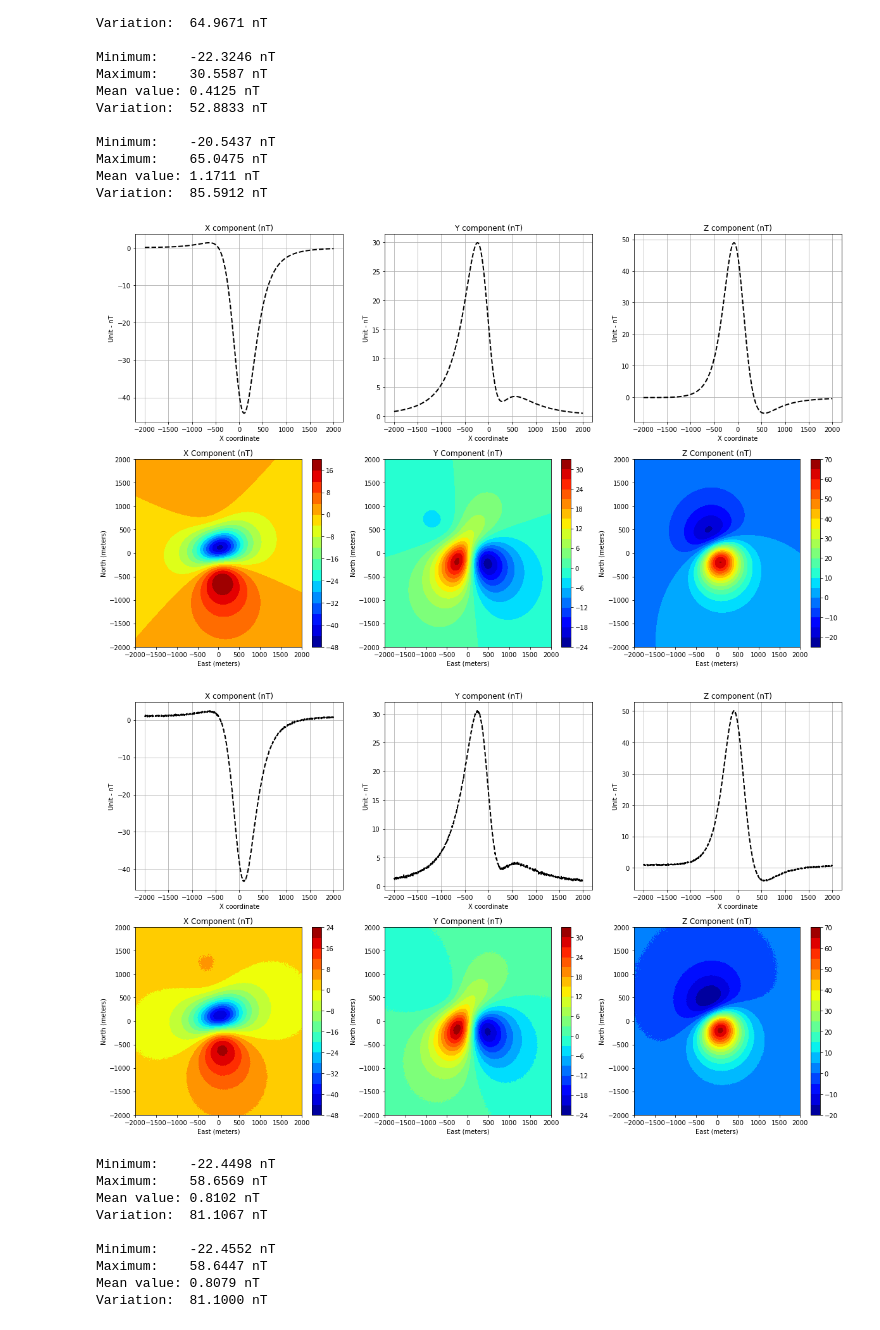
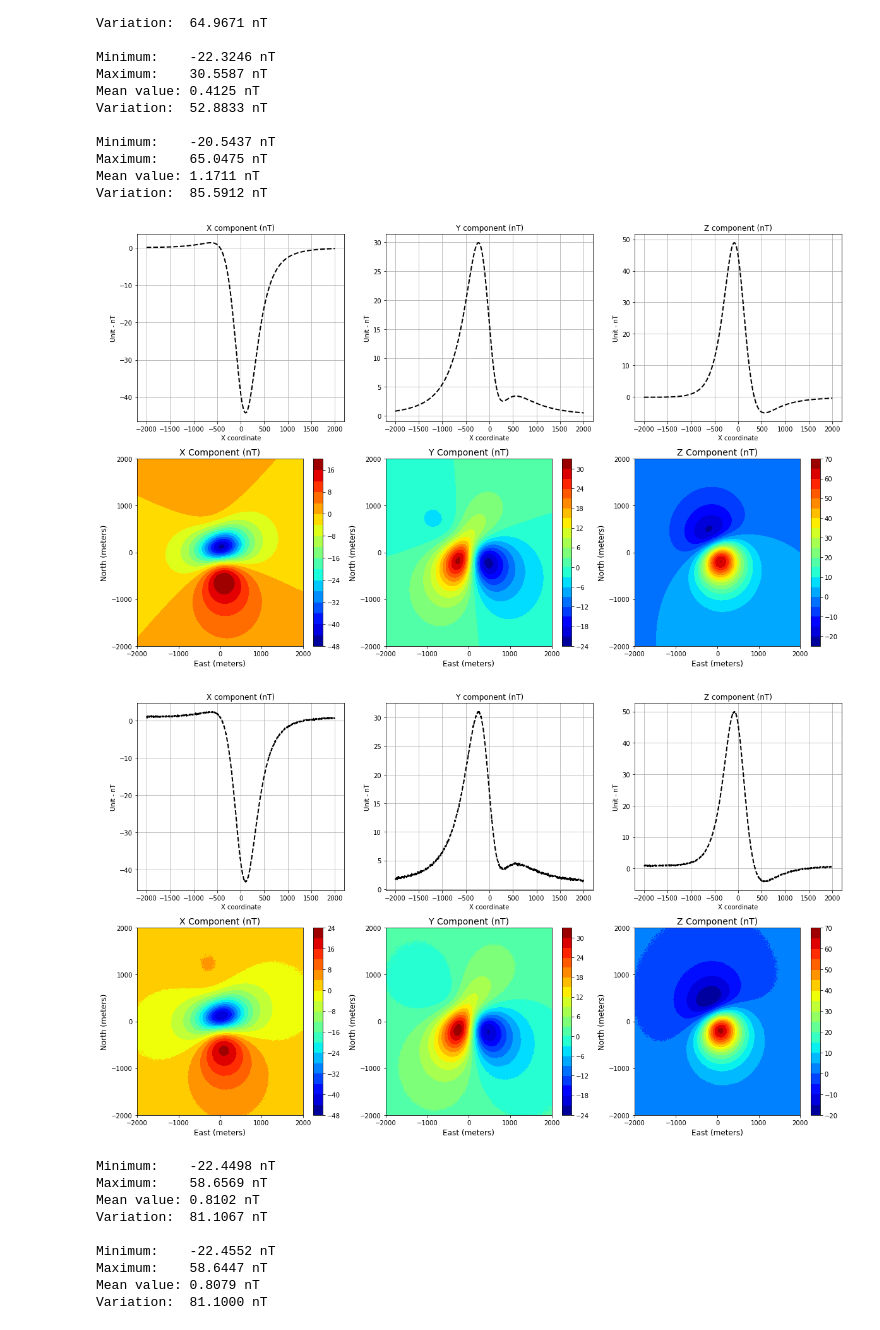
Before and after one commit to nelsondelimar/master, a Jupyter notebook: sphere-mag.ipynb, the cells around one changed output. Saved outputs shown, nothing was run; the diff lists cells and outputs as text; code cells hidden in the pictures.

```diff
--- a/sphere-mag.ipynb
+++ b/sphere-mag.ipynb
@@ -32,8 +32,8 @@ X, Y = np.meshgrid(x, y)
 model = [0., 0., 500., 250., 2.5] # meters + A/m2
 
 # Writing inclination, declination, azimuth
-field = [65., 35.] # regional field
-direc = [28., -22.] # source
+incf, decf = 65., 35. # regional field
+incs, decs = 28., -22. # source
 # %%
 # Importing all modules
 from codes.sphere import sphere_bx, sphere_by, sphere_bz
@@ -42,14 +42,14 @@ from codes.auxiliars import addnoise
 # %%
 # Calculating the B components
 # X component
-bx = sphere_bx(x, y, z, model, direc)
-Bx = sphere_bx(X, Y, z, model, direc)
+bx = sphere_bx(x, y, z, model, incs, decs)
+Bx = sphere_bx(X, Y, z, model, incs, decs)
 # Y component
-by = sphere_by(x, y, z, model, direc)
-By = sphere_by(X, Y, z, model, direc)
+by = sphere_by(x, y, z, model, incs, decs)
+By = sphere_by(X, Y, z, model, incs, decs)
 # Z component
-bz = sphere_bz(x, y, z, model, direc)
-Bz = sphere_bz(X, Y, z, model, direc)
+bz = sphere_bz(x, y, z, model, incs, decs)
+Bz = sphere_bz(X, Y, z, model, incs, decs)
 # %%
 # Analyzing the data
 _ = analysis(Bx, 'nT')
@@ -76,11 +76,11 @@ Variation:  85.5912 nT
 # Adding noise
 # 1) Profiles
 bxnoise = addnoise(bx, 1., 0.1)
-bynoise = addnoise(by, 0.5, 0.1)
+bynoise = addnoise(by, 1., 0.1)
 bznoise = addnoise(bz, 1., 0.1)
 # 2) Maps
 Bxnoise = addnoise(Bx, 1., 0.1)
-Bynoise = addnoise(By, 0.5, 0.1)
+Bynoise = addnoise(By, 1., 0.1)
 Bznoise = addnoise(Bz, 1., 0.1)
 # %%
 # Ploting all results
@@ -110,29 +110,35 @@ plt.grid()
 
 plt.subplot(2, 3, 4)
 plt.contourf(Y, X, Bx, 20, cmap = plt.cm.jet)
-plt.title('X Component (nT)')
-plt.xlabel('East (meters)')
-plt.ylabel('North (meters)')
+plt.title('X Component (nT)', fontsize = 14)
+plt.xlabel('East (meters)', fontsize = 12)
+plt.ylabel('North (meters)', fontsize = 12)
+plt.xticks(np.linspace(x.min(), x.max(), 5))
+plt.yticks(np.linspace(y.min(), y.max(), 5))
 plt.colorbar()
 
 plt.subplot(2, 3, 5)
 plt.contourf(Y, X, By, 20, cmap = plt.cm.jet)
-plt.title('Y Component (nT)')
-plt.xlabel('East (meters)')
-plt.ylabel('North (meters)')
+plt.title('Y Component (nT)', fontsize = 14)
+plt.xlabel('East (meters)', fontsize = 12)
+plt.ylabel('North (meters)', fontsize = 12)
+plt.xticks(np.linspace(x.min(), x.max(), 5))
+plt.yticks(np.linspace(y.min(), y.max(), 5))
 plt.colorbar()
 
 plt.subplot(2, 3, 6)
 plt.contourf(Y, X, Bz, 20, cmap = plt.cm.jet)
-plt.title('Z Component (nT)')
-plt.xlabel('East (meters)')
-plt.ylabel('North (meters)')
+plt.title('Z Component (nT)', fontsize = 14)
+plt.xlabel('East (meters)', fontsize = 12)
+plt.ylabel('North (meters)', fontsize = 12)
+plt.xticks(np.linspace(x.min(), x.max(), 5))
+plt.yticks(np.linspace(y.min(), y.max(), 5))
 plt.colorbar()
 
-plt.savefig('figures/sphere-induced-free.png')
+plt.savefig('figures/sphere-induced-free.png', facecolor='w', edgecolor='w', bbox_inches='tight')
 plt.show()
 # %% [output]
-[figure, old version]
+[figure, new version]
 # %%
 # Ploting all results
 plt.close('all')
@@ -146,44 +152,50 @@ plt.ylabel('Unit - nT')
 plt.grid()
 
 plt.subplot(2, 3, 2)
 plt.plot(x, bynoise, 'k--', linewidth = 2)
 plt.title('Y component (nT)')
 plt.xlabel('X coordinate')
 plt.ylabel('Unit - nT')
 plt.grid()
 
 plt.subplot(2, 3, 3)
 plt.plot(x, bznoise, 'k--', linewidth = 2)
 plt.title('Z component (nT)')
 plt.xlabel('X coordinate')
 plt.ylabel('Unit - nT')
 plt.grid()
 
 plt.subplot(2, 3, 4)
 plt.contourf(Y, X, Bxnoise, 20, cmap = plt.cm.jet)
-plt.title('X Component (nT)')
-plt.xlabel('East (meters)')
-plt.ylabel('North (meters)')
+plt.title('X Component (nT)', fontsize = 14)
+plt.xlabel('East (meters)', fontsize = 12)
+plt.ylabel('North (meters)', fontsize = 12)
+plt.xticks(np.linspace(x.min(), x.max(), 5))
+plt.yticks(np.linspace(y.min(), y.max(), 5))
 plt.colorbar()
 
 plt.subplot(2, 3, 5)
 plt.contourf(Y, X, Bynoise, 20, cmap = plt.cm.jet)
-plt.title('Y Component (nT)')
-plt.xlabel('East (meters)')
-plt.ylabel('North (meters)')
+plt.title('Y Component (nT)', fontsize = 14)
+plt.xlabel('East (meters)', fontsize = 12)
+plt.ylabel('North (meters)', fontsize = 12)
+plt.xticks(np.linspace(x.min(), x.max(), 5))
+plt.yticks(np.linspace(y.min(), y.max(), 5))
 plt.colorbar()
 
 plt.subplot(2, 3, 6)
 plt.contourf(Y, X, Bznoise, 20, cmap = plt.cm.jet)
-plt.title('Z Component (nT)')
-plt.xlabel('East (meters)')
-plt.ylabel('North (meters)')
+plt.title('Z Component (nT)', fontsize = 14)
+plt.xlabel('East (meters)', fontsize = 12)
+plt.ylabel('North (meters)', fontsize = 12)
+plt.xticks(np.linspace(x.min(), x.max(), 5))
+plt.yticks(np.linspace(y.min(), y.max(), 5))
 plt.colorbar()
 
-plt.savefig('figures/sphere-induced-noised.png')
+plt.savefig('figures/sphere-induced-noised.png', facecolor='w', edgecolor='w', bbox_inches='tight')
 plt.show()
 # %% [output]
-[figure, old version]
+[figure, new version]
 # %%
 # Importing modules for total field calculation and auxiliars
 from codes.sphere import sphere_tf, sphere_tfa
```
Also changed, not shown: parts of 5 cells of this notebook.
